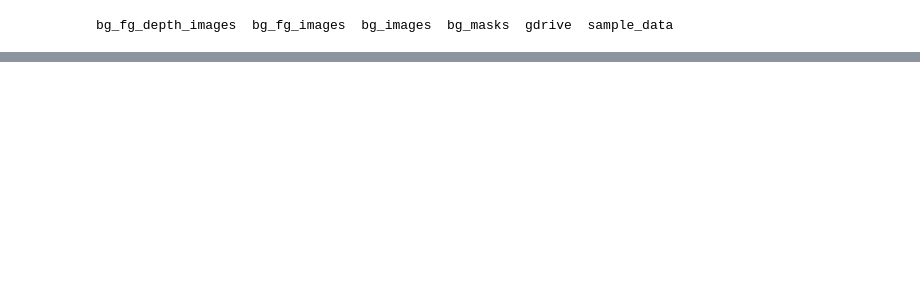
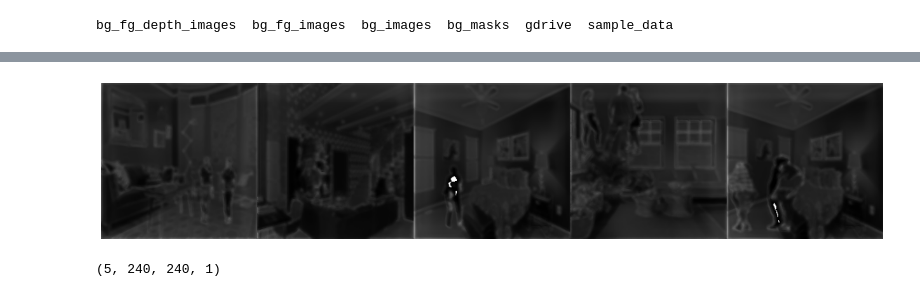
Before and after one commit to rishubhkhurana/EVA, a Jupyter notebook: S14/S14_stats.ipynb, the cells around one changed output, grey strips where cells are left out. Cells and saved outputs as stored; diff of their text form; code cells hidden in the pictures; blank space fills up the shorter version.

```diff
--- a/S14/S14_stats.ipynb
+++ b/S14/S14_stats.ipynb
@@ -213,0 +280,17 @@ shutil.rmtree('./bg_fg_images')
+# %%
+temp_path = Path('./bg_fg_depth_images')
+flist = list(temp_path.iterdir())
+randints = np.random.randint(len(flist),size=5)
+imgs=[]
+selected_flist = [flist[i] for i in randints]
+for f in selected_flist:
+  imgs.append(np.load(f).repeat(3,axis=2))
+# %%
+imgs = np.stack(imgs)
+viz=skimage.util.montage(imgs, multichannel=True, fill=(0,0,0),grid_shape=(1,5))
+plt.figure(figsize=(20,20))
+plt.imshow(viz)
+plt.axis('off')
+plt.show()
+# %% [output]
+[figure, added]
@@ -213,0 +299,4 @@ shutil.rmtree('./bg_fg_images')
+# %%
+imgs.shape
+# %% [output]
+(5, 240, 240, 1)
```
Also changed, not shown: parts of 21 cells of this notebook.
